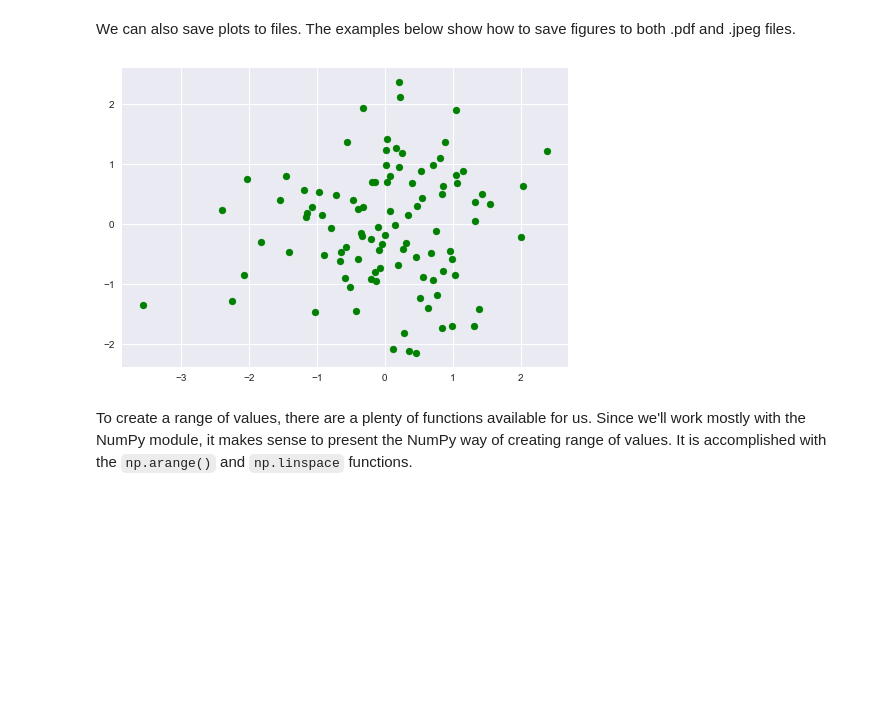
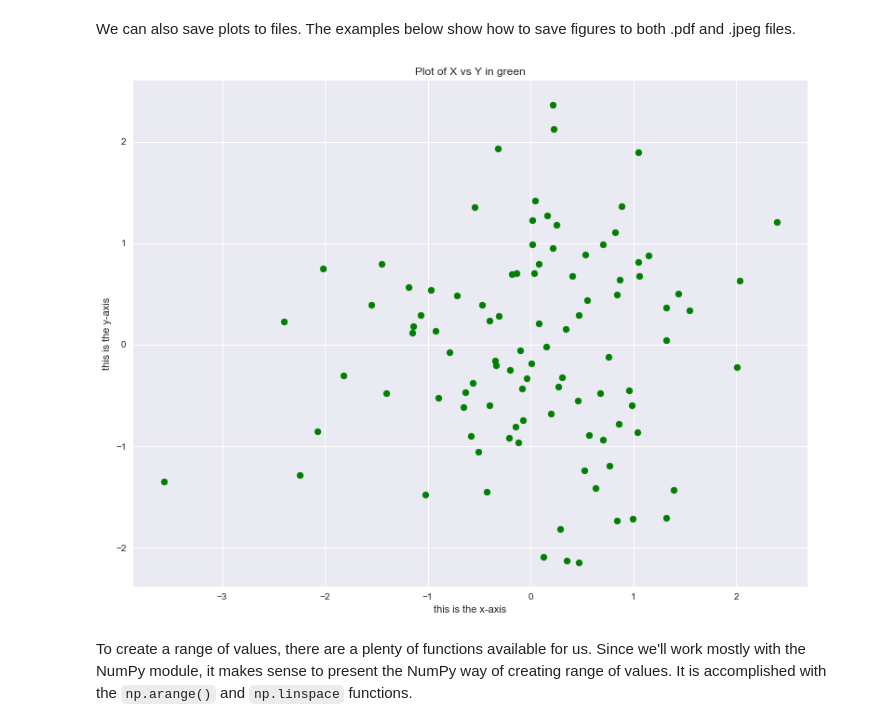
Before and after one commit to ashley-young/ISLP, a Jupyter notebook: labs/lab02.ipynb, the cells around one changed output. Drawn from its saved outputs; the diff is of its cells as text; code cells hidden in the pictures; blank space fills up the shorter version.

```diff
--- a/labs/lab02.ipynb
+++ b/labs/lab02.ipynb
@@ -283,14 +283,18 @@ plt.title("Plot of X vs Y");
 # %% [markdown]
 We can also save plots to files. The examples below show how to save figures to both .pdf and .jpeg files.
 # %%
-f = plt.figure()
+f = plt.figure(figsize=(13, 10))
 
 plt.scatter(x, y, color="green")
 
+plt.xlabel("this is the x-axis") # We can add title, labels, legend etc.
+plt.ylabel("this is the y-axis")
+plt.title("Plot of X vs Y in green");
+
 f.savefig("Figure.pdf", bbox_inches='tight') # Save the current plot to a .pdf file.
 f.savefig("Figure.jpeg", bbox_inches='tight') # Save the current plot to a .jpeg file.
 # %% [output]
-[figure, old version]
+[figure, new version]
 # %% [markdown]
 To create a range of values, there are a plenty of functions available for us. Since we'll work mostly with the NumPy module, it makes sense to present the NumPy way of creating range of values. It is accomplished with the `np.arange()` and  `np.linspace` functions.
 # %%
```
Also changed, not shown: parts of 10 cells of this notebook.
